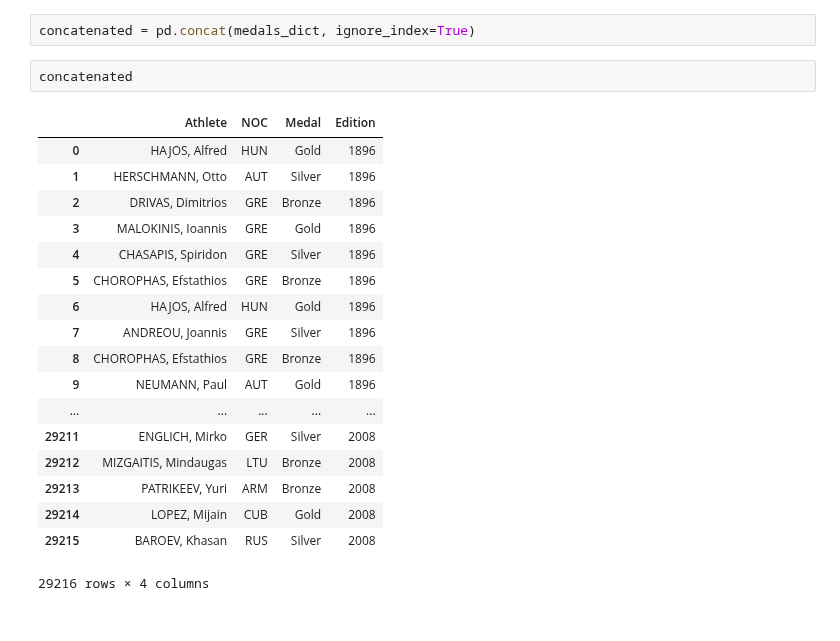
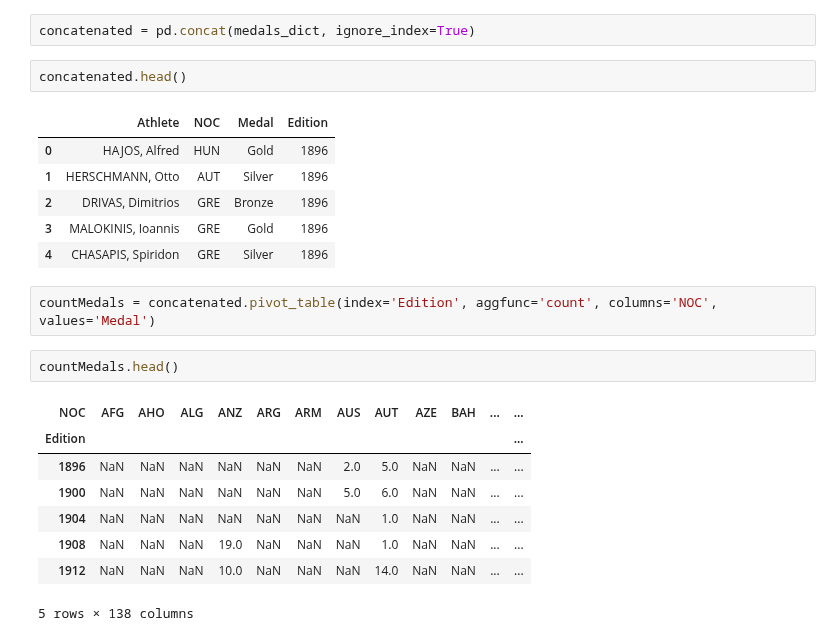
Before and after one commit to sushant2811/pythonAndStatsForDS, a Jupyter notebook: advancedPandas.ipynb, the cells around one changed output. Saved outputs shown, nothing was run; the diff lists cells and outputs as text.

Commit message:
Using pivot table to get medal count for each country for given year

```diff
--- a/advancedPandas.ipynb
+++ b/advancedPandas.ipynb
@@ -2986,23 +2986,24 @@ medals_dict[2008].head()
 # %%
 concatenated = pd.concat(medals_dict, ignore_index=True)
 # %%
-concatenated
+concatenated.head()
 # %% [output]
 |  | Athlete | NOC | Medal | Edition |
 | 0 | HAJOS, Alfred | HUN | Gold | 1896 |
 | 1 | HERSCHMANN, Otto | AUT | Silver | 1896 |
 | 2 | DRIVAS, Dimitrios | GRE | Bronze | 1896 |
 | 3 | MALOKINIS, Ioannis | GRE | Gold | 1896 |
 | 4 | CHASAPIS, Spiridon | GRE | Silver | 1896 |
-| 5 | CHOROPHAS, Efstathios | GRE | Bronze | 1896 |
-| 6 | HAJOS, Alfred | HUN | Gold | 1896 |
-| 7 | ANDREOU, Joannis | GRE | Silver | 1896 |
-| 8 | CHOROPHAS, Efstathios | GRE | Bronze | 1896 |
-| 9 | NEUMANN, Paul | AUT | Gold | 1896 |
-| ... | ... | ... | ... | ... |
-| 29211 | ENGLICH, Mirko | GER | Silver | 2008 |
-| 29212 | MIZGAITIS, Mindaugas | LTU | Bronze | 2008 |
-| 29213 | PATRIKEEV, Yuri | ARM | Bronze | 2008 |
-| 29214 | LOPEZ, Mijain | CUB | Gold | 2008 |
-| 29215 | BAROEV, Khasan | RUS | Silver | 2008 |
-29216 rows × 4 columns
+# %%
+countMedals = concatenated.pivot_table(index='Edition', aggfunc='count', columns='NOC', values='Medal')
+# %%
+countMedals.head()
+# %% [output]
+| NOC | AFG | AHO | ALG | ANZ | ARG | ARM | AUS | AUT | AZE | BAH | ... | ... |
+| Edition |  |  |  |  |  |  |  |  |  |  |  | ... |
+| 1896 | NaN | NaN | NaN | NaN | NaN | NaN | 2.0 | 5.0 | NaN | NaN | ... | ... |
+| 1900 | NaN | NaN | NaN | NaN | NaN | NaN | 5.0 | 6.0 | NaN | NaN | ... | ... |
+| 1904 | NaN | NaN | NaN | NaN | NaN | NaN | NaN | 1.0 | NaN | NaN | ... | ... |
+| 1908 | NaN | NaN | NaN | 19.0 | NaN | NaN | NaN | 1.0 | NaN | NaN | ... | ... |
+| 1912 | NaN | NaN | NaN | 10.0 | NaN | NaN | NaN | 14.0 | NaN | NaN | ... | ... |
+5 rows × 138 columns
```
